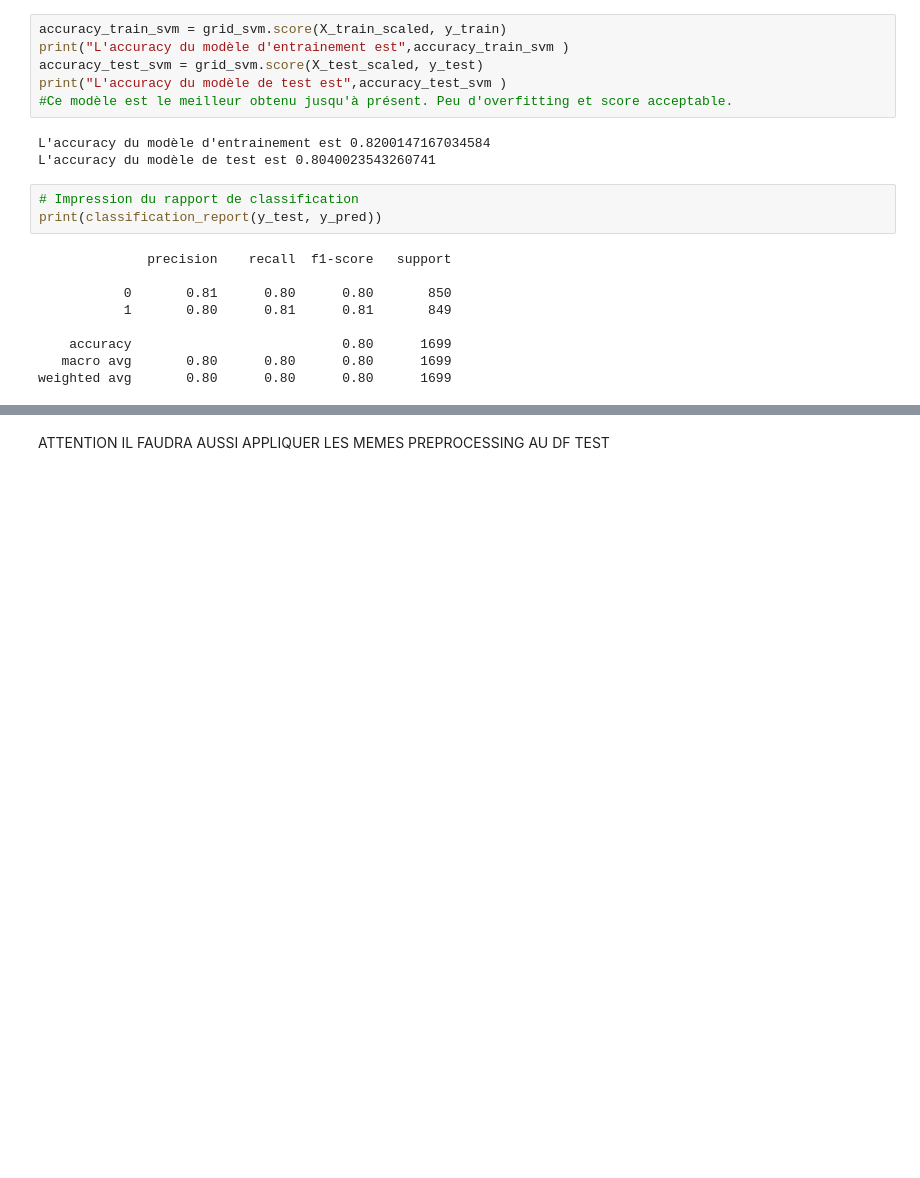
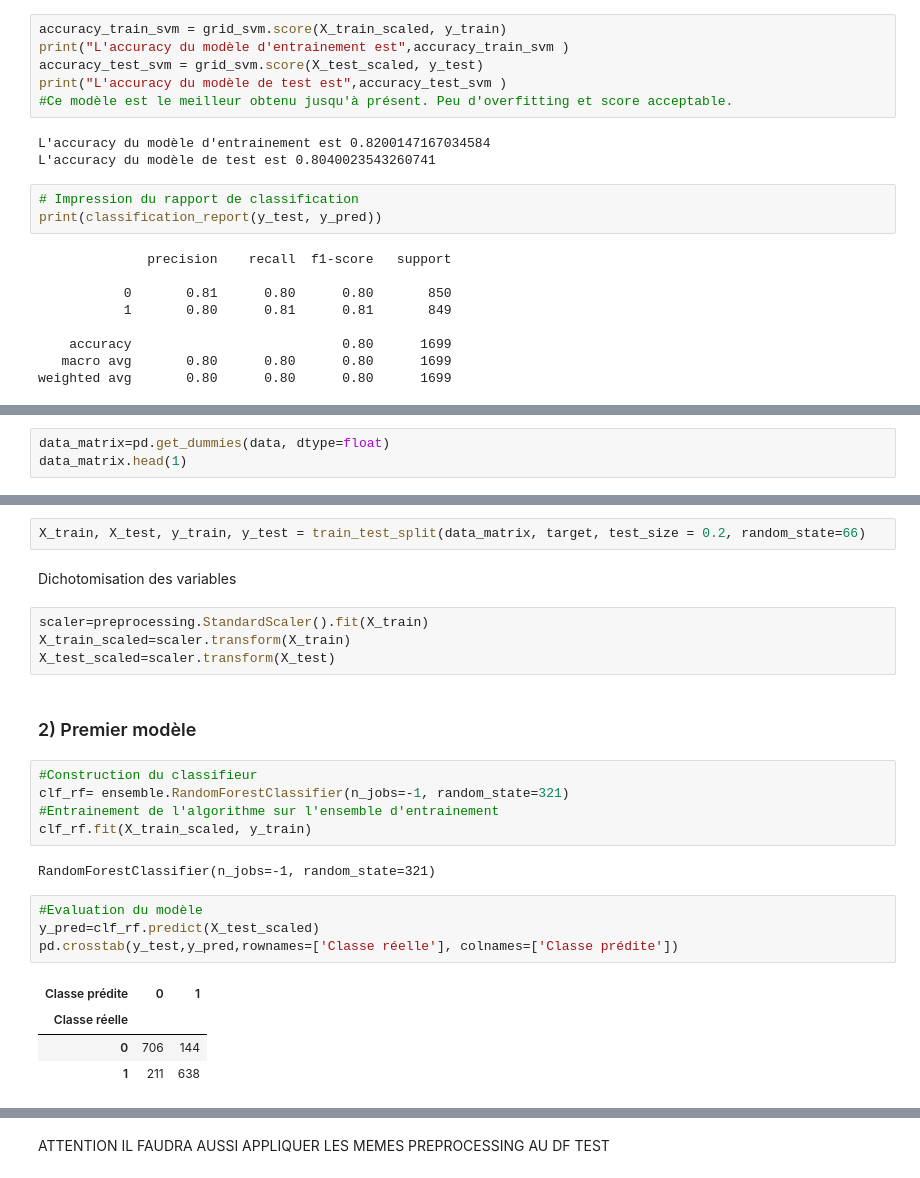
Before and after one commit to G-RELIQUET/Spaceship-Titanic, a Jupyter notebook: Etude.ipynb, the cells around one changed output, grey strips where cells are left out. Cells and saved outputs as stored; diff of their text form; blank space fills up the shorter version.

```diff
--- a/Etude.ipynb
+++ b/Etude.ipynb
@@ -993,0 +1085,3 @@ weighted avg       0.80      0.80      0.80      1699
+# %%
+data_matrix=pd.get_dummies(data, dtype=float)
+data_matrix.head(1)
@@ -993,0 +1094,26 @@ weighted avg       0.80      0.80      0.80      1699
+# %%
+X_train, X_test, y_train, y_test = train_test_split(data_matrix, target, test_size = 0.2, random_state=66)
+# %% [markdown]
+Dichotomisation des variables
+# %%
+scaler=preprocessing.StandardScaler().fit(X_train)
+X_train_scaled=scaler.transform(X_train)
+X_test_scaled=scaler.transform(X_test)
+# %% [markdown]
+### 2) Premier modèle
+# %%
+#Construction du classifieur
+clf_rf= ensemble.RandomForestClassifier(n_jobs=-1, random_state=321)
+#Entrainement de l'algorithme sur l'ensemble d'entrainement
+clf_rf.fit(X_train_scaled, y_train)
+# %% [output]
+RandomForestClassifier(n_jobs=-1, random_state=321)
+# %%
+#Evaluation du modèle
+y_pred=clf_rf.predict(X_test_scaled)
+pd.crosstab(y_test,y_pred,rownames=['Classe réelle'], colnames=['Classe prédite'])
+# %% [output]
+| Classe prédite | 0 | 1 |
+| Classe réelle |  |  |
+| 0 | 706 | 144 |
+| 1 | 211 | 638 |
```
Also changed, not shown: parts of 99 cells of this notebook.
